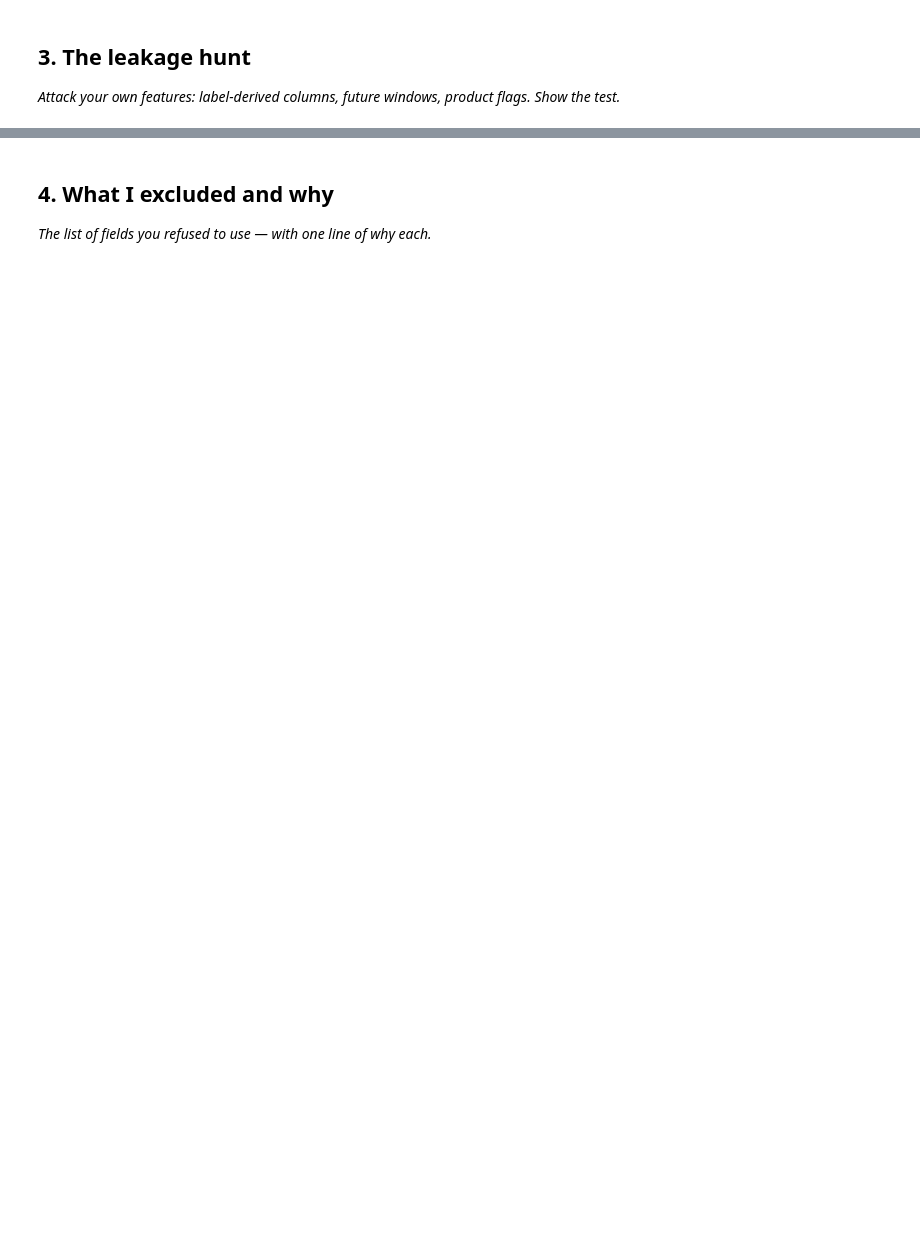
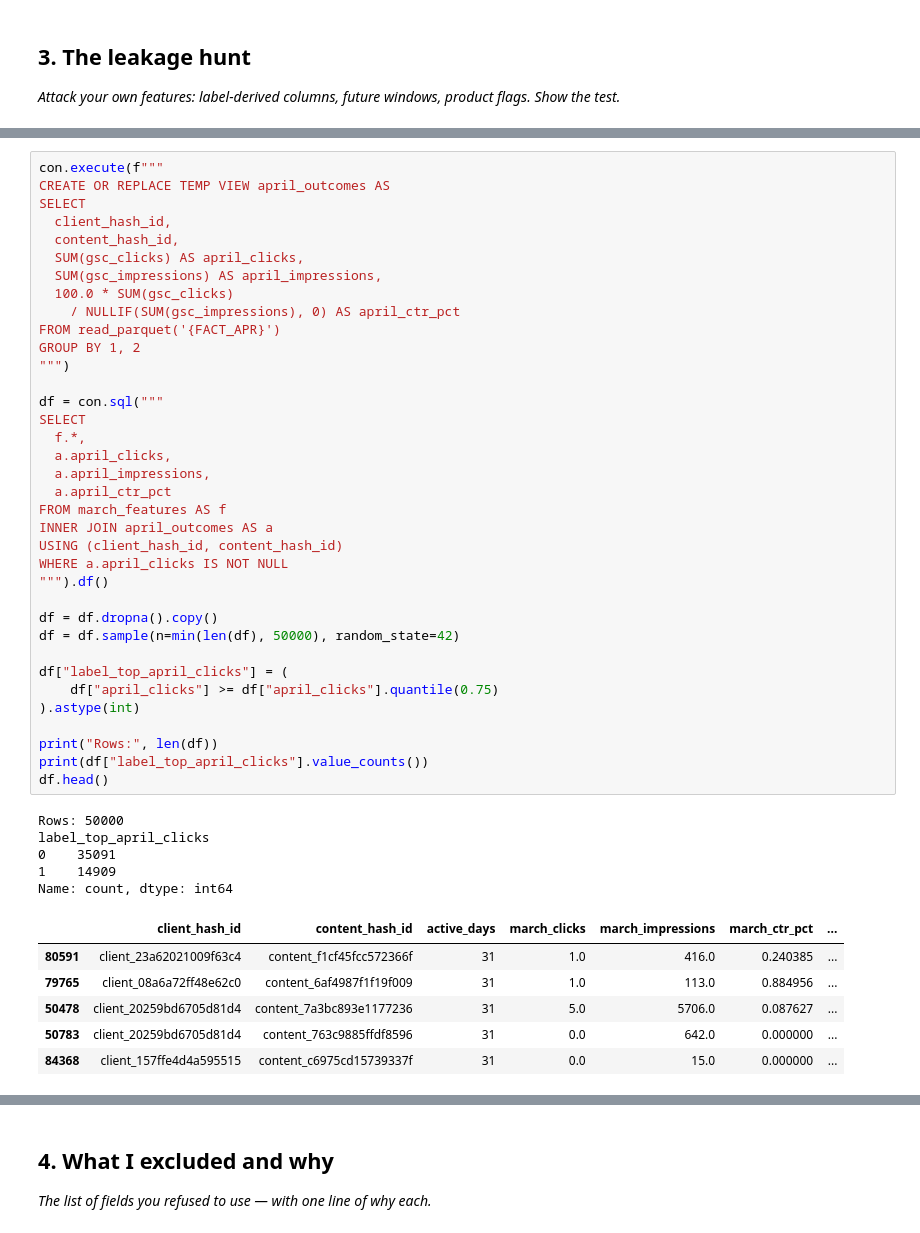
Before and after one commit to Cyb3rVigil/flyrank-ml-internship, a Jupyter notebook: work/notebooks/w03_feature_leakage_check.ipynb, the cells around one changed output, grey strips where cells are left out. Saved outputs shown, nothing was run; the diff lists cells and outputs as text; blank space fills up the shorter version.

```diff
--- a/work/notebooks/w03_feature_leakage_check.ipynb
+++ b/work/notebooks/w03_feature_leakage_check.ipynb
@@ -29,0 +158,48 @@ This skeleton is yours to fill. Work the sections **in order** — each one has
+# %%
+con.execute(f"""
+CREATE OR REPLACE TEMP VIEW april_outcomes AS
+SELECT
+  client_hash_id,
+  content_hash_id,
+  SUM(gsc_clicks) AS april_clicks,
+  SUM(gsc_impressions) AS april_impressions,
+  100.0 * SUM(gsc_clicks)
+    / NULLIF(SUM(gsc_impressions), 0) AS april_ctr_pct
+FROM read_parquet('{FACT_APR}')
+GROUP BY 1, 2
+""")
+
+df = con.sql("""
+SELECT
+  f.*,
+  a.april_clicks,
+  a.april_impressions,
+  a.april_ctr_pct
+FROM march_features AS f
+INNER JOIN april_outcomes AS a
+USING (client_hash_id, content_hash_id)
+WHERE a.april_clicks IS NOT NULL
+""").df()
+
+df = df.dropna().copy()
+df = df.sample(n=min(len(df), 50000), random_state=42)
+
+df["label_top_april_clicks"] = (
+    df["april_clicks"] >= df["april_clicks"].quantile(0.75)
+).astype(int)
+
+print("Rows:", len(df))
+print(df["label_top_april_clicks"].value_counts())
+df.head()
+# %% [output]
+Rows: 50000
+label_top_april_clicks
+0    35091
+1    14909
+Name: count, dtype: int64
+|  | client_hash_id | content_hash_id | active_days | march_clicks | march_impressions | march_ctr_pct | ... |
+| 80591 | client_23a62021009f63c4 | content_f1cf45fcc572366f | 31 | 1.0 | 416.0 | 0.240385 | ... |
+| 79765 | client_08a6a72ff48e62c0 | content_6af4987f1f19f009 | 31 | 1.0 | 113.0 | 0.884956 | ... |
+| 50478 | client_20259bd6705d81d4 | content_7a3bc893e1177236 | 31 | 5.0 | 5706.0 | 0.087627 | ... |
+| 50783 | client_20259bd6705d81d4 | content_763c9885ffdf8596 | 31 | 0.0 | 642.0 | 0.000000 | ... |
+| 84368 | client_157ffe4d4a595515 | content_c6975cd15739337f | 31 | 0.0 | 15.0 | 0.000000 | ... |
```
Also changed, not shown: parts of 20 cells of this notebook.
